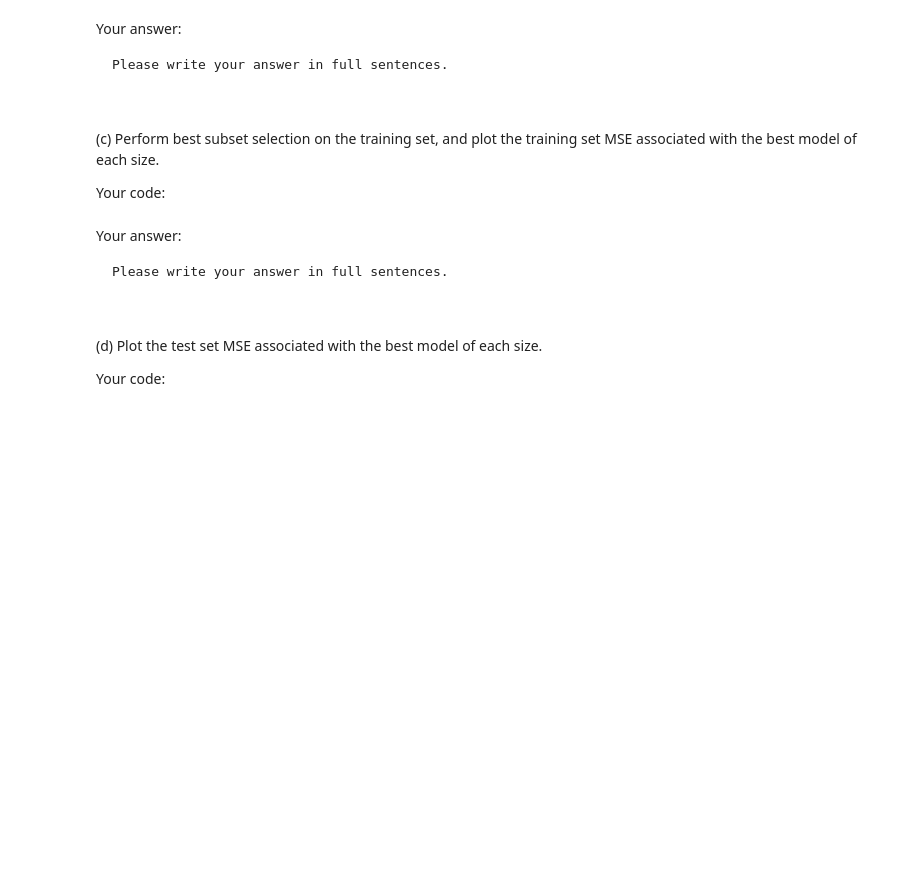
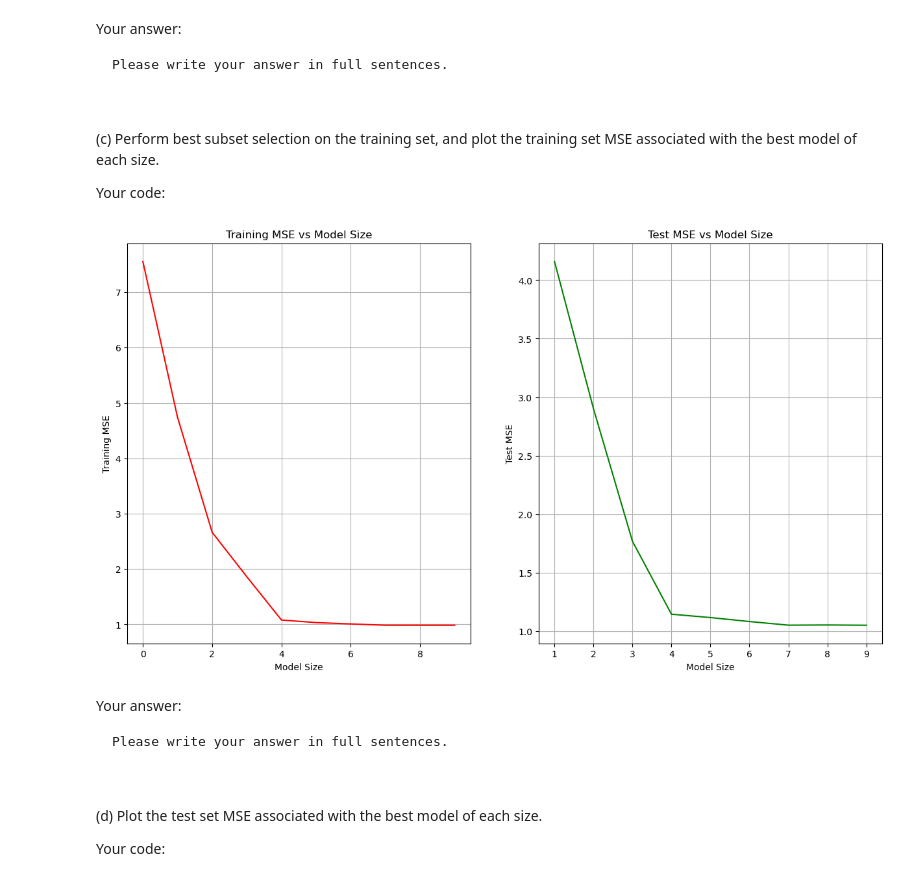
Before and after one commit to BU-MSSP-Classroom/MA679_Spring2024_04_regularization-XYYZWDS, a Jupyter notebook: Ch06_Regularization_Python.ipynb, the cells around one changed output. Saved outputs shown, nothing was run; the diff lists cells and outputs as text; code cells hidden in the pictures; blank space fills up the shorter version.

```diff
--- a/Ch06_Regularization_Python.ipynb
+++ b/Ch06_Regularization_Python.ipynb
@@ -470,8 +929,17 @@ We have seen that as the number of features used in a model increases, the train
 
 Your code:
 # %%
-#
-#
+import numpy as np
+
+# Generate random data
+X = np.random.normal(size=(1000, 10))
+beta = np.random.normal(size=10)
+indices_to_zero = [3, 5, 9]
+beta[indices_to_zero] = 0
+e = np.random.normal(size=1000)
+
+
+y = np.dot(X, beta) + e
 # %% [markdown]
 Your answer:
 
@@ -486,8 +954,10 @@ Please write your answer in full sentences.
 
 Your code:
 # %%
-#
-#
+from sklearn.model_selection import train_test_split
+
+# Split data into training and testing sets
+X_train, X_test, y_train, y_test = train_test_split(X, y, test_size=0.1)
 # %% [markdown]
 Your answer:
 
@@ -501,8 +971,72 @@ Please write your answer in full sentences.
 
 Your code:
 # %%
-#
-#
+import itertools as it
+from sklearn.linear_model import LinearRegression
+import matplotlib.pyplot as plt
+
+def select_subset_sizeK(X_, y_, k):
+    model = LinearRegression()
+    best_score = 0.0
+    M_k = []
+    for combo in it.combinations(range(X_.shape[1]), k):
+        X = X_[:, list(combo)]
+        model.fit(X, y_)
+        s = model.score(X, y_)
+        if s > best_score:
+            M_k = list(combo)
+            best_score = s
+    return M_k
+
+def subset_selection(X_, y_):
+    # Fit model with intercept only (Null model)
+    train_MSE = {}
+    model_cols = {}
+    y_pred = np.mean(y_)
+    train_MSE[0] = np.sum((y_ - y_pred)**2) / len(y_)
+    for s in range(1, X_.shape[1]):
+        cols = select_subset_sizeK(X_, y_, s)
+        X = X_[:, cols]
+        model = LinearRegression()
+        model.fit(X, y_)
+        y_pred = model.predict(X)
+        train_MSE[s] = mean_squared_error(y_pred, y_)
+        model_cols[s] = cols
+    return (model_cols, train_MSE)
+
+# Perform subset selection
+models, train_MSE = subset_selection(X_train, y_train)
+
+# Plot training MSE vs Model Size
+fig = plt.figure(figsize=(15, 8))
+ax = fig.add_subplot(121)
+ax.plot(*zip(*sorted(train_MSE.items())), color='r')
+ax.grid()
+ax.set_xlabel('Model Size')
+ax.set_ylabel('Training MSE')
+ax.set_title('Training MSE vs Model Size')
+
+# Plot test MSE vs Model Size
+test_MSE = {}
+for size, cols in models.items():
+    if size == 0:
+        test_MSE[size] = np.sum((y_test - cols)**2) / len(y_test)
+    else:
+        model = LinearRegression()
+        model.fit(X_train[:, cols], y_train)
+        y_pred = model.predict(X_test[:, cols])
+        test_MSE[size] = mean_squared_error(y_pred, y_test)
+
+ax = fig.add_subplot(122)
+ax.plot(*zip(*sorted(test_MSE.items())), color='g')
+ax.grid()
+ax.set_xlabel('Model Size')
+ax.set_ylabel('Test MSE')
+ax.set_title('Test MSE vs Model Size')
+
+plt.show()
+# %% [output]
+[figure, added]
 # %% [markdown]
 Your answer:
 
```
Also changed, not shown: parts of 23 cells of this notebook, 1 other file.
